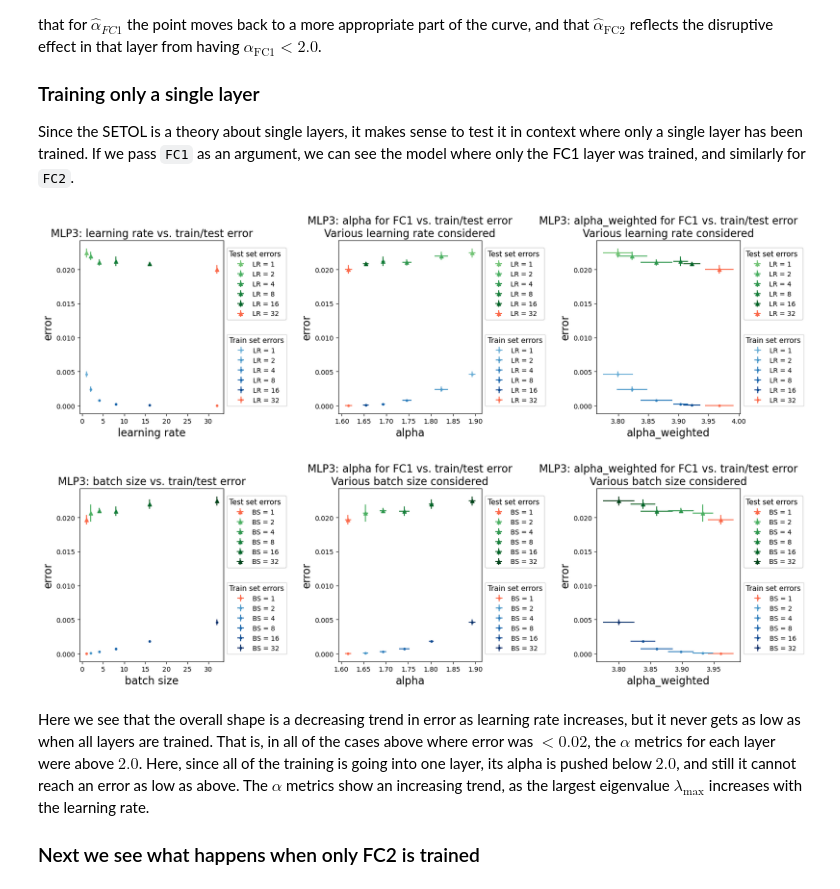
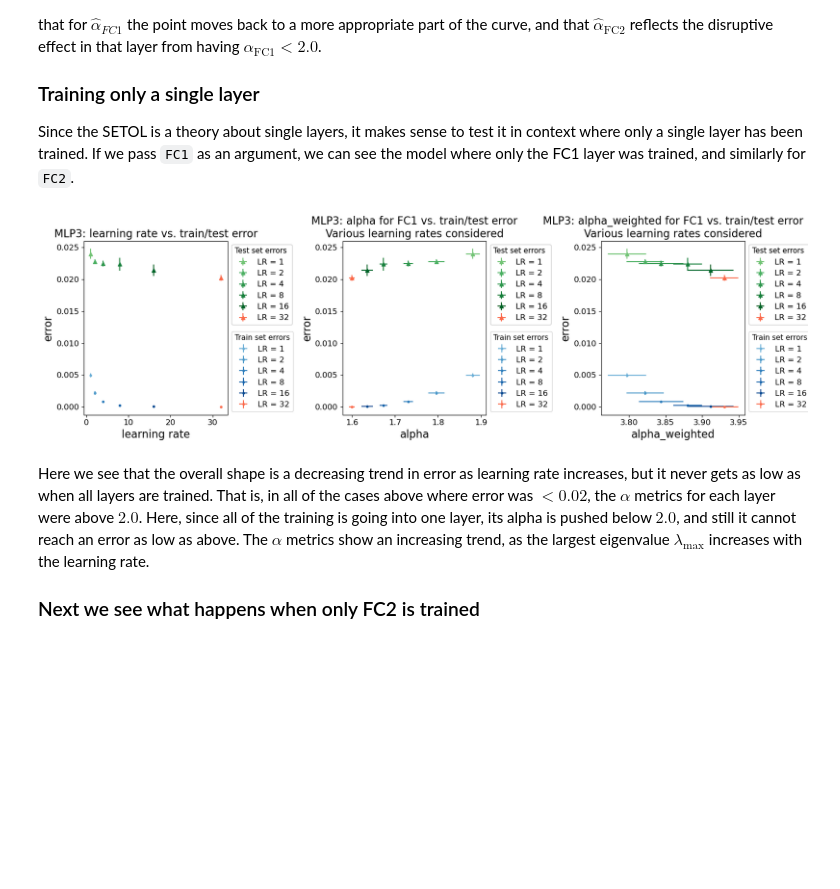
Before and after one commit to charlesmartin14/SETOL_experiments, a Jupyter notebook: notebooks/WW_MLP3_Analysis_Model_Quality.ipynb, the cells around one changed output. Drawn from its saved outputs; the diff is of its cells as text; code cells hidden in the pictures; blank space fills up the shorter version.

```diff
--- a/notebooks/WW_MLP3_Analysis_Model_Quality.ipynb
+++ b/notebooks/WW_MLP3_Analysis_Model_Quality.ipynb
@@ -75,14 +72,13 @@ Since the SETOL is a theory about single layers, it makes sense to test it in co
 # %%
 from plot_utils import plot_by_scales
 
 DS = "MNIST"
 WW_metrics = ["alpha", "alpha_weighted"]
 
 plot_by_scales(DS, "FC1", range(6), range(5), WW_metrics, plot_layer = 0, search_param="LR", save_dir="figs/model_quality")
-plot_by_scales(DS, "FC1", range(6), range(5), WW_metrics, plot_layer = 0, search_param="BS", save_dir="figs/model_quality")
+# plot_by_scales(DS, "FC1", range(6), range(5), WW_metrics, plot_layer = 0, search_param="BS", save_dir="figs/model_quality")
 # %% [output]
-[figure, old version]
+[figure, new version]
-[figure, removed]
 # %% [markdown]
 Here we see that the overall shape is a decreasing trend in error as learning rate increases, but it never gets as low as when all layers are trained. That is, in all of the cases above where error was $< 0.02$, the $\alpha$ metrics for each layer were above $2.0$. Here, since all of the training is going into one layer, its alpha is pushed below $2.0$, and still it cannot reach an error as low as above. The $\hat{\alpha}$ metrics show an increasing trend, as the largest eigenvalue $\lambda_\max$ increases with the learning rate.
 
```
Also changed, not shown: parts of 4 cells of this notebook, 1 other file.
